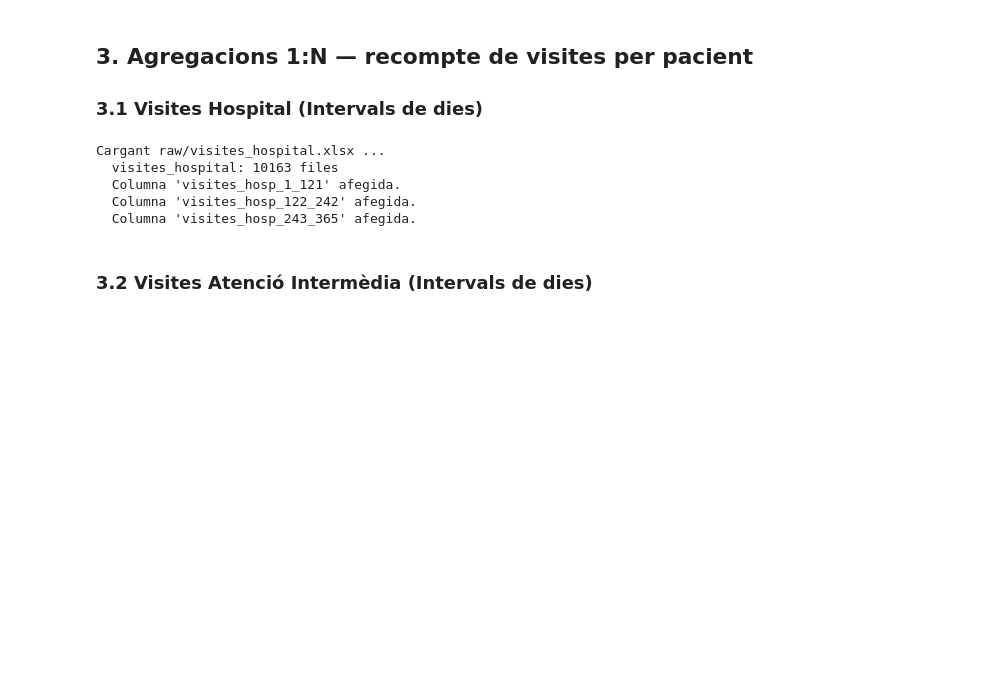
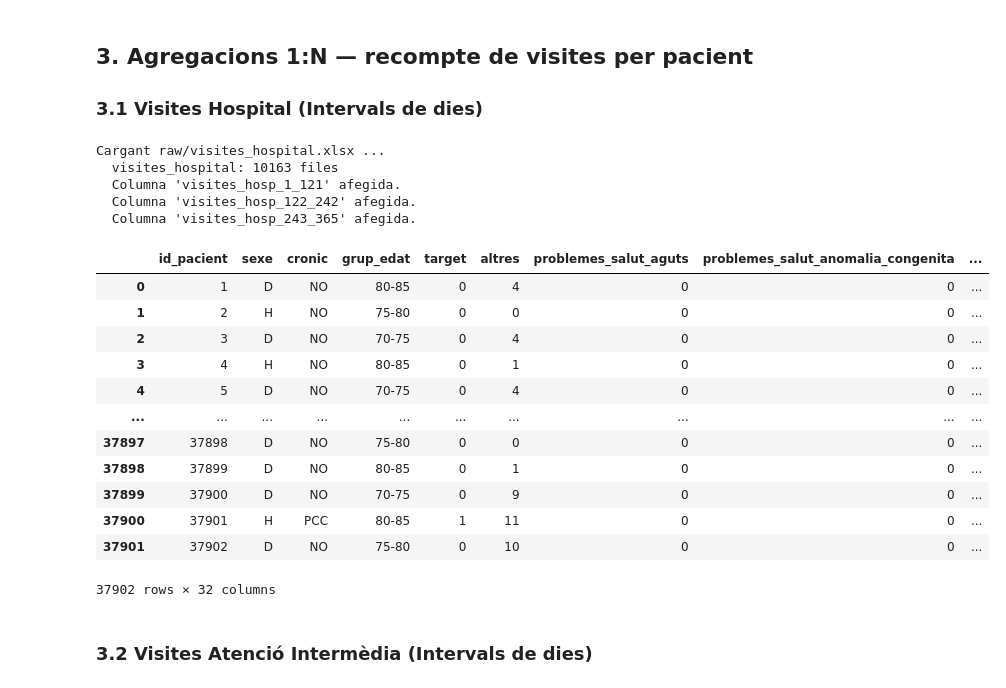
Before and after one commit to Marc-yes/TFG_MarcRoda, a Jupyter notebook: data/build_dataset.ipynb, the cells around one changed output. Drawn from its saved outputs; the diff is of its cells as text; code cells hidden in the pictures; blank space fills up the shorter version.

```diff
--- a/data/build_dataset.ipynb
+++ b/data/build_dataset.ipynb
@@ -43,6 +43,9 @@ print("\nRealizando LEFT JOIN cohort ← diagnostics (on id_pacient) ...")
 df = cohort.merge(diagnostics, on="id_pacient", how="left")
 print(f"  Resultado parcial: {df.shape[0]} filas, {df.shape[1]} columnas")
 
+# Emplenem els valors NaN amb zeros. Assumim que si és NaN, no tenen farmacs
+farmacs = farmacs.fillna(0)
+
 print("Realizando LEFT JOIN resultado ← farmacs (on id_pacient) ...")
 df = df.merge(farmacs, on="id_pacient", how="left")
 print(f"  Resultado parcial: {df.shape[0]} filas, {df.shape[1]} columnas")
@@ -51,10 +54,6 @@ Realizando LEFT JOIN cohort ← diagnostics (on id_pacient) ...
   Resultado parcial: 37902 filas, 14 columnas
 Realizando LEFT JOIN resultado ← farmacs (on id_pacient) ...
   Resultado parcial: 37902 filas, 29 columnas
-# %%
-# Emplenem els valors NaN amb zeros, que en aquest moment solament son les columnes de farmacs.
-# Assumim que si és NaN, no tenen farmacs
-df = df.fillna(0)
 # %% [markdown]
 ## 3. Agregacions 1:N — recompte de visites per pacient
 ### 3.1 Visites Hospital (Intervals de dies)
@@ -81,6 +82,22 @@ Cargant raw/visites_hospital.xlsx ...
   Columna 'visites_hosp_1_121' afegida.
   Columna 'visites_hosp_122_242' afegida.
   Columna 'visites_hosp_243_365' afegida.
+# %%
+df
+# %% [output]
+|  | id_pacient | sexe | cronic | grup_edat | target | altres | problemes_salut_aguts | problemes_salut_anomalia_congenita | ... |
+| 0 | 1 | D | NO | 80-85 | 0 | 4 | 0 | 0 | ... |
+| 1 | 2 | H | NO | 75-80 | 0 | 0 | 0 | 0 | ... |
+| 2 | 3 | D | NO | 70-75 | 0 | 4 | 0 | 0 | ... |
+| 3 | 4 | H | NO | 80-85 | 0 | 1 | 0 | 0 | ... |
+| 4 | 5 | D | NO | 70-75 | 0 | 4 | 0 | 0 | ... |
+| ... | ... | ... | ... | ... | ... | ... | ... | ... | ... |
+| 37897 | 37898 | D | NO | 75-80 | 0 | 0 | 0 | 0 | ... |
+| 37898 | 37899 | D | NO | 80-85 | 0 | 1 | 0 | 0 | ... |
+| 37899 | 37900 | D | NO | 70-75 | 0 | 9 | 0 | 0 | ... |
+| 37900 | 37901 | H | PCC | 80-85 | 1 | 11 | 0 | 0 | ... |
+| 37901 | 37902 | D | NO | 75-80 | 0 | 10 | 0 | 0 | ... |
+37902 rows × 32 columns
 # %% [markdown]
 ### 3.2 Visites Atenció Intermèdia (Intervals de dies)
 # %%
```
Also changed, not shown: parts of 8 cells of this notebook, 2 other files.
